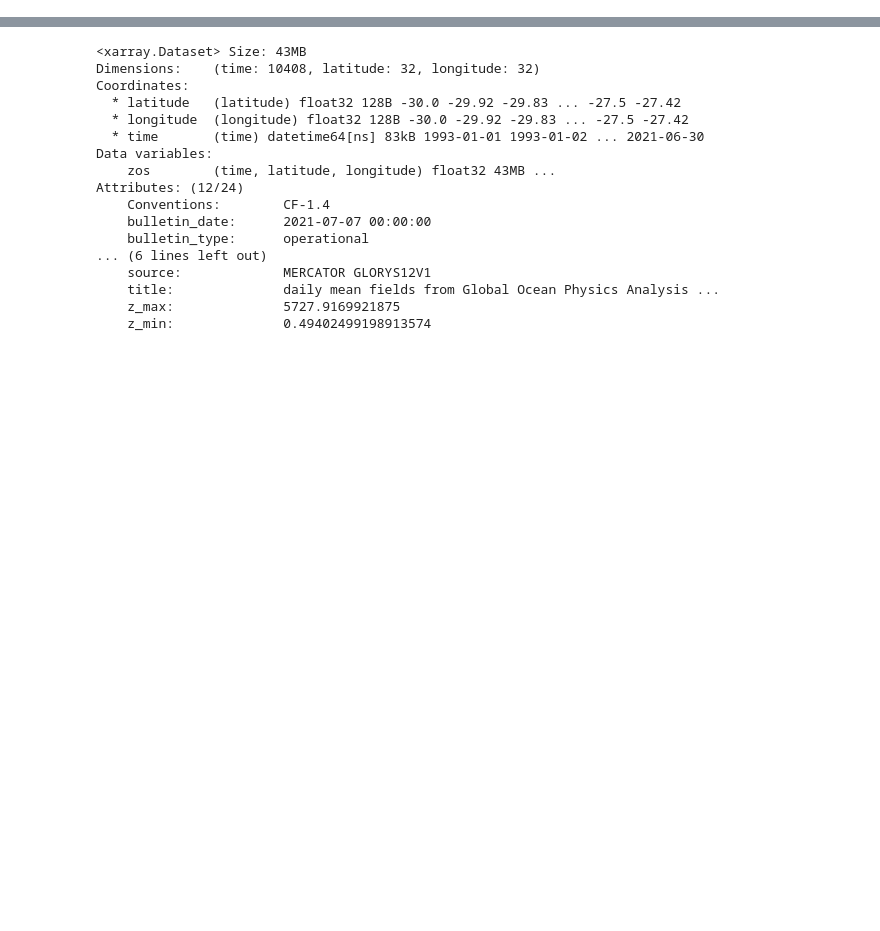
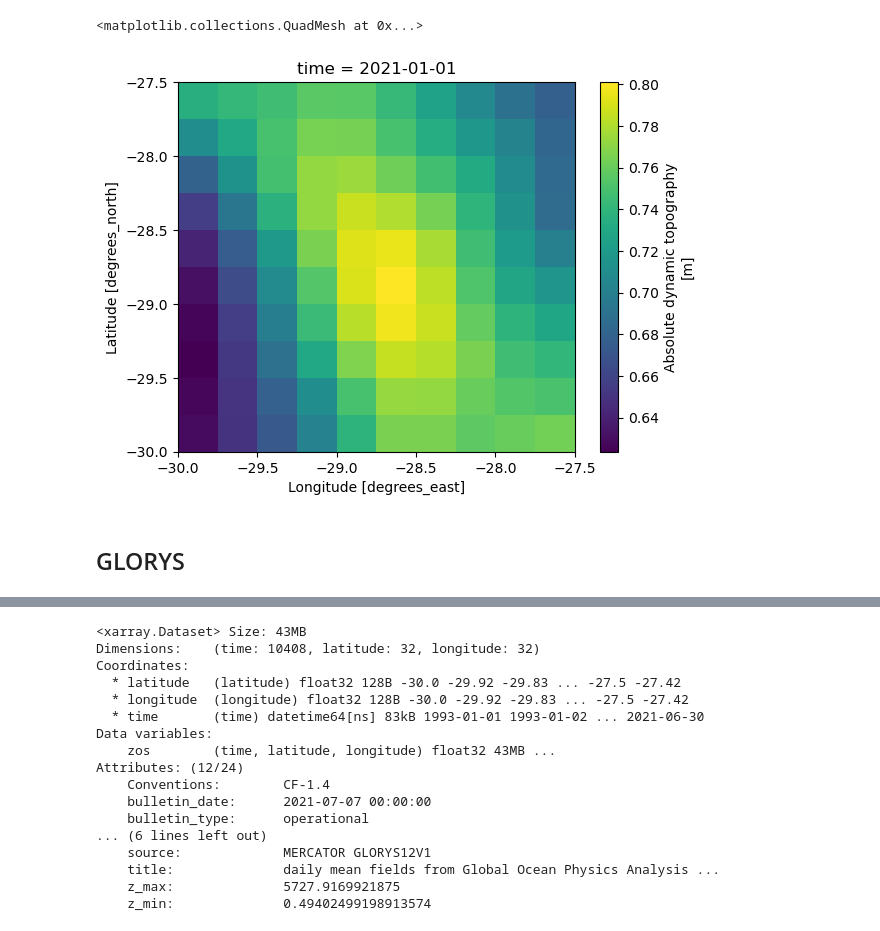
Before and after one commit to oceanhackweek/ohw24_proj_upSSH_us, a Jupyter notebook: contributor_folders/team_member_1/test0.ipynb, the cells around one changed output, grey strips where cells are left out. Drawn from its saved outputs; the diff is of its cells as text; code cells hidden in the pictures; blank space fills up the shorter version.

```diff
--- a/contributor_folders/team_member_1/test0.ipynb
+++ b/contributor_folders/team_member_1/test0.ipynb
@@ -5,0 +8,21 @@ import numpy as np
+# %%
+# Set parameters
+data_request_aviso = {
+   "dataset_glorys12v1" : "cmems_obs-sl_glo_phy-ssh_my_allsat-l4-duacs-0.25deg_P1D",
+   "longitude" : [-30, -27.4],
+   "latitude" : [-30,-27.4],
+   "time" : ["1993-01-01", "2021-06-30"],
+   "variables" : ["adt"]
+}
+
+# Load xarray dataset
+dat_aviso = copernicusmarine.open_dataset(
+    dataset_id = data_request_aviso["dataset_glorys12v1"],
+    minimum_longitude = data_request_aviso["longitude"][0],
+    maximum_longitude = data_request_aviso["longitude"][1],
+    minimum_latitude = data_request_aviso["latitude"][0],
+    maximum_latitude = data_request_aviso["latitude"][1],
+    start_datetime = data_request_aviso["time"][0],
+    end_datetime = data_request_aviso["time"][1],
+    variables = data_request_aviso["variables"]
+)
@@ -6,3 +35,10 @@ import numpy as np
+# %%
+dat_aviso.adt.sel(time="2021-01-01T00:00:00.000000000").plot()
+# %% [output]
+<matplotlib.collections.QuadMesh at 0x...>
+[figure, added]
+# %% [markdown]
+## GLORYS
 # %%
 # Set parameters
 data_request = {
```
Also changed, not shown: parts of 8 cells of this notebook.
